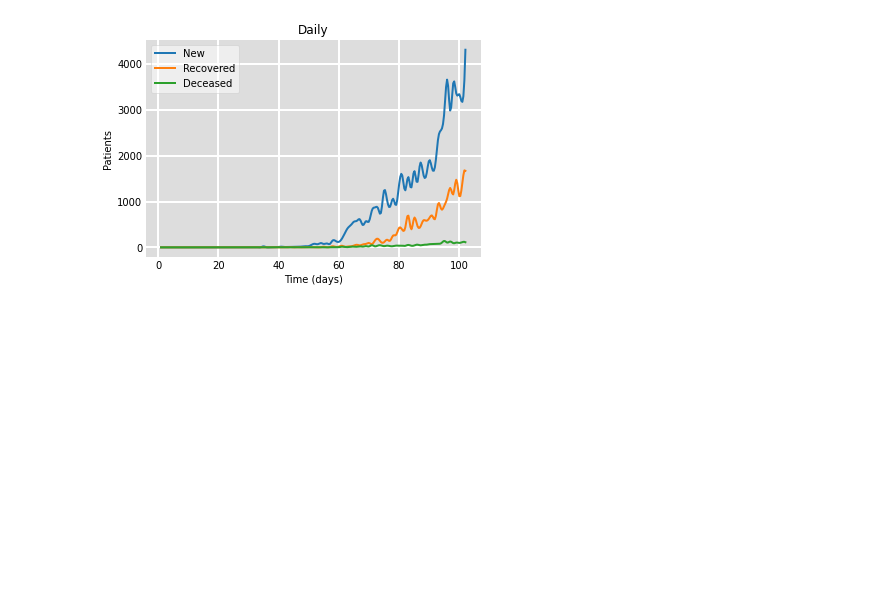
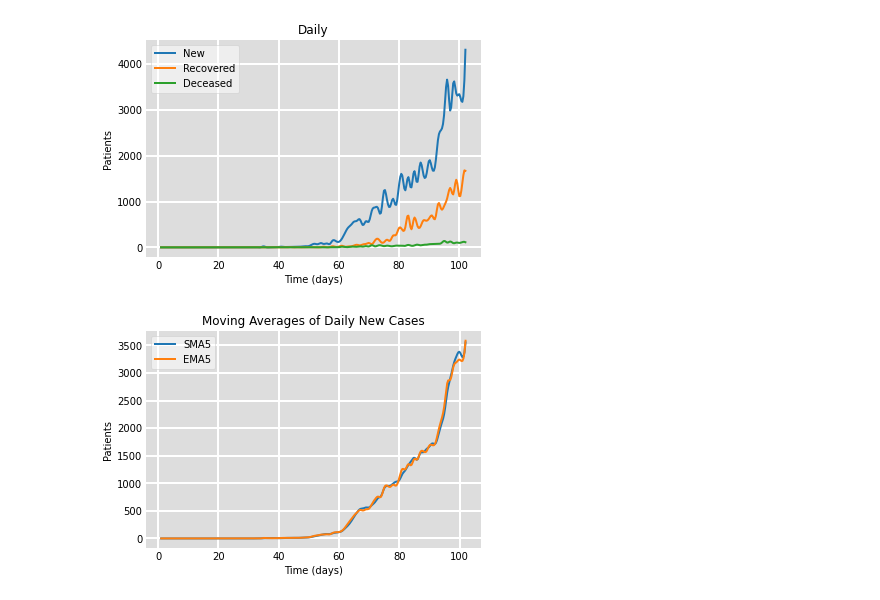
Before and after one commit to puneat/ML_project_UCS611, a Jupyter notebook: data_preprocessing.ipynb, the cells around one changed output. Cells and saved outputs as stored; diff of their text form; code cells hidden in the pictures; blank space fills up the shorter version.

Commit message:
Added moving averages of SMA5 and EMA5

```diff
--- a/data_preprocessing.ipynb
+++ b/data_preprocessing.ipynb
@@ -29,26 +29,23 @@ total_cases.astype(int);
 
 daily_cases=cases[1:,[1,3,5]];
 daily_cases.astype(int);
+
+moving_averages=cases[1:,[8,9]];
+moving_averages.astype(float);
 # %%
-def plot_data(num_days,total_cases, label0, label1, label2,plot_title):
+def plot_data(num_days,total_cases, label,plot_title):
   fig = plt.figure(facecolor='w')
   ax = fig.add_subplot(111, facecolor='#dddddd', axisbelow=True)
 
   num_days_new = np.linspace(t.min(), t.max(), 300)
 
-  spl1 = make_interp_spline(num_days,total_cases[:,0], k=3)  # type: BSpline
-  power_smooth1 = spl1(num_days_new)
+  for i in range(0,total_cases.shape[1]):
 
-  spl2 = make_interp_spline(num_days,total_cases[:,1], k=3)  # type: BSpline
-  power_smooth2 = spl2(num_days_new)
+    spl = make_interp_spline(num_days,total_cases[:,i], k=3)  # type: BSpline
+    power_smooth = spl(num_days_new)
 
-  spl3 = make_interp_spline(num_days,total_cases[:,2], k=3)  # type: BSpline
-  power_smooth3 = spl3(num_days_new)
+    ax.plot(num_days_new, power_smooth, linewidth=2, label=label[i])
 
-
-  ax.plot(num_days_new, power_smooth1, linewidth=2, label=label0)
-  ax.plot(num_days_new, power_smooth2, linewidth=2, label=label1)
-  ax.plot(num_days_new, power_smooth3, linewidth=2, label=label2)
 
   ax.set_xlabel('Time (days)')
   ax.set_ylabel('Patients')
@@ -71,2 +68,6 @@ plot_data(num_days,daily_cases,'New','Recovered','Deceased','Daily')
 # %% [output]
 [figure]
+# %%
+plot_data(num_days,moving_averages,['SMA5','EMA5'],'Moving Averages of Daily New Cases')
+# %% [output]
+[figure, added]
```
Also changed, not shown: parts of 3 cells of this notebook.
